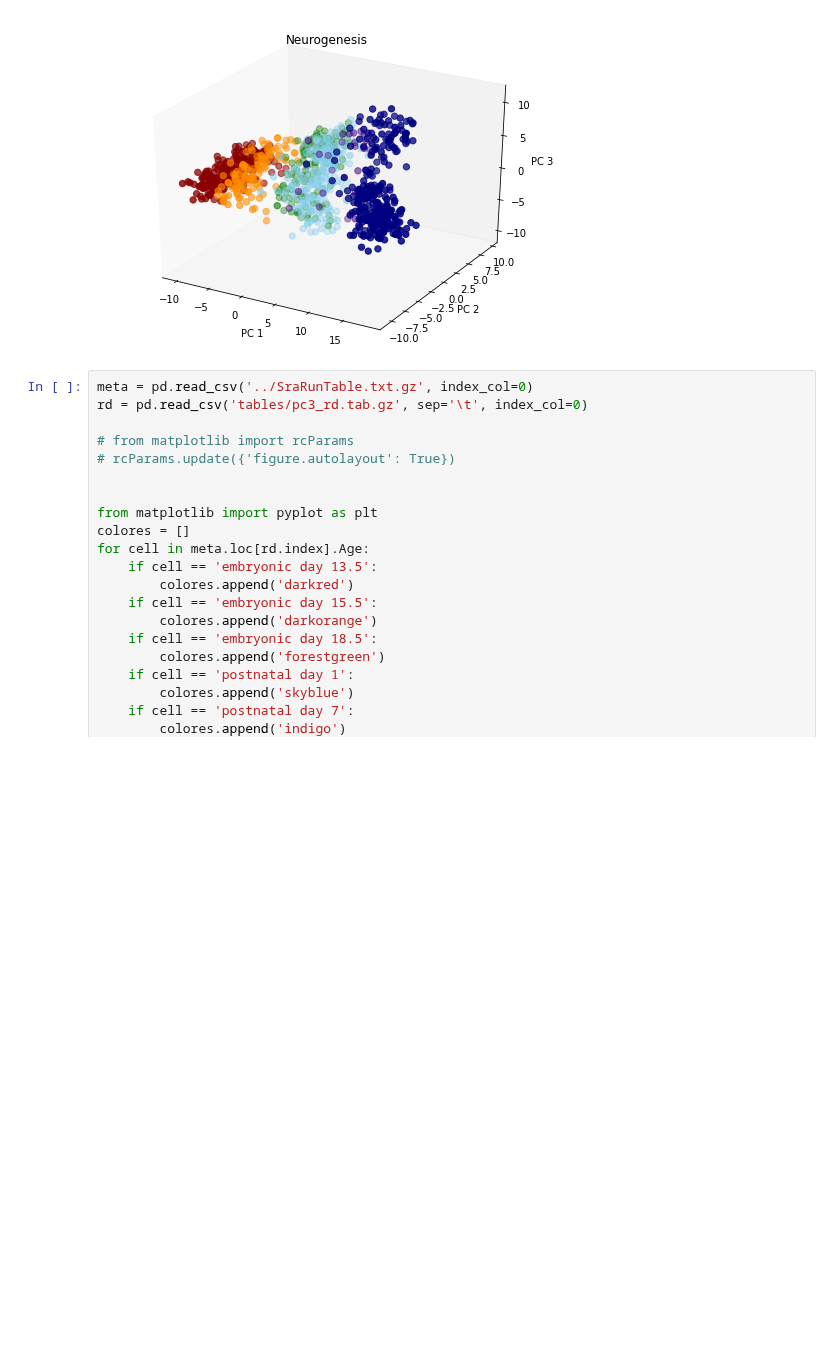
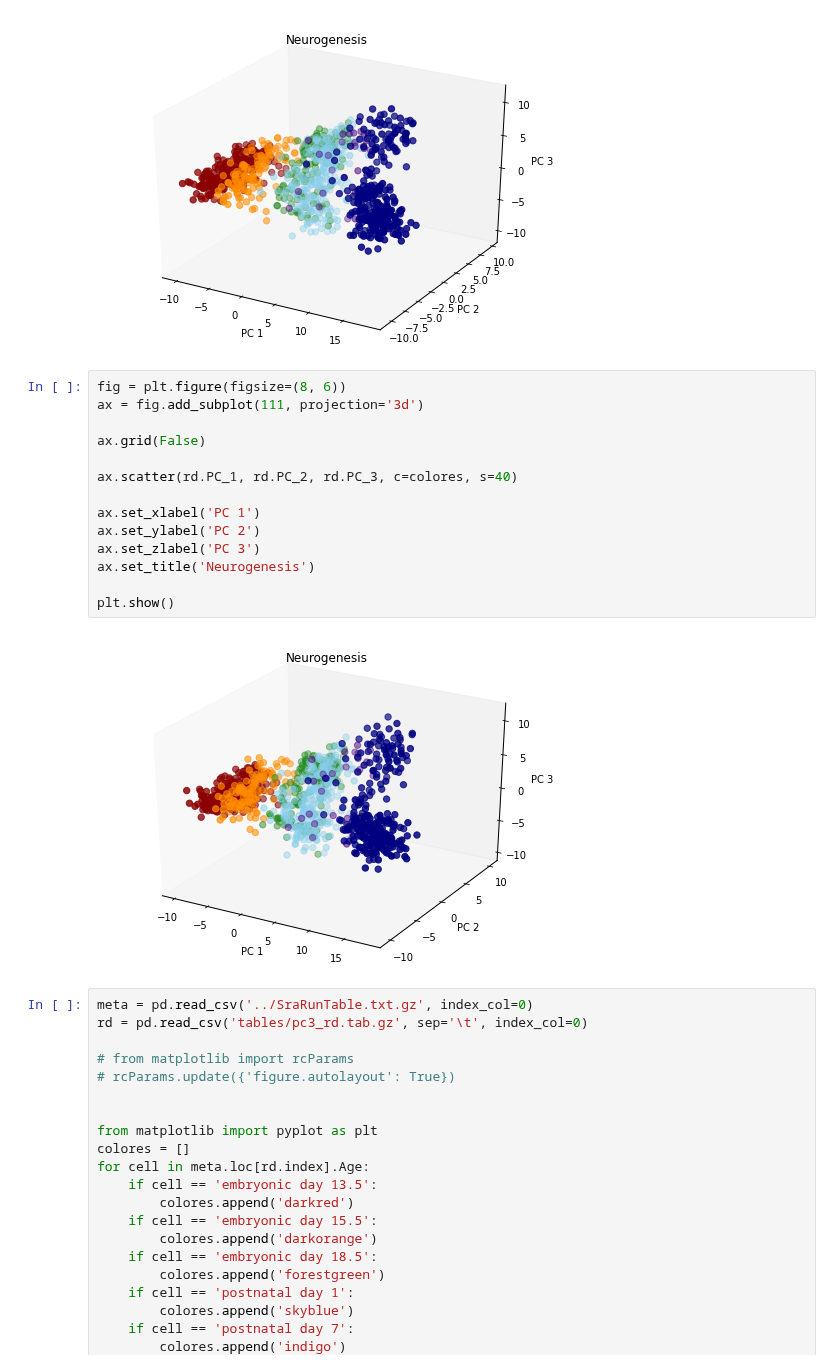
Before and after one commit to lareaulab/analysis_psix, a Jupyter notebook: Mouse_Midbrain_Deveopment/data/preprocess/preprocessing_3d.ipynb, the cells around one changed output. Cells and saved outputs as stored; diff of their text form; blank space fills up the shorter version.

Commit message:
working on solo tests, plots for fig 4

```diff
--- a/Mouse_Midbrain_Deveopment/data/preprocess/preprocessing_3d.ipynb
+++ b/Mouse_Midbrain_Deveopment/data/preprocess/preprocessing_3d.ipynb
@@ -251,6 +252,22 @@ ax.set_title('Neurogenesis')
 plt.show()
 # %% [output]
 [figure]
+# %%
+fig = plt.figure(figsize=(8, 6))
+ax = fig.add_subplot(111, projection='3d')
+
+ax.grid(False)
+
+ax.scatter(rd.PC_1, rd.PC_2, rd.PC_3, c=colores, s=40)
+
+ax.set_xlabel('PC 1')
+ax.set_ylabel('PC 2')
+ax.set_zlabel('PC 3')
+ax.set_title('Neurogenesis')
+
+plt.show()
+# %% [output]
+[figure, added]
 # %%
 meta = pd.read_csv('../SraRunTable.txt.gz', index_col=0)
 rd = pd.read_csv('tables/pc3_rd.tab.gz', sep='\t', index_col=0)
```
Also changed, not shown: parts of 1 cell of this notebook, 25 other files.
